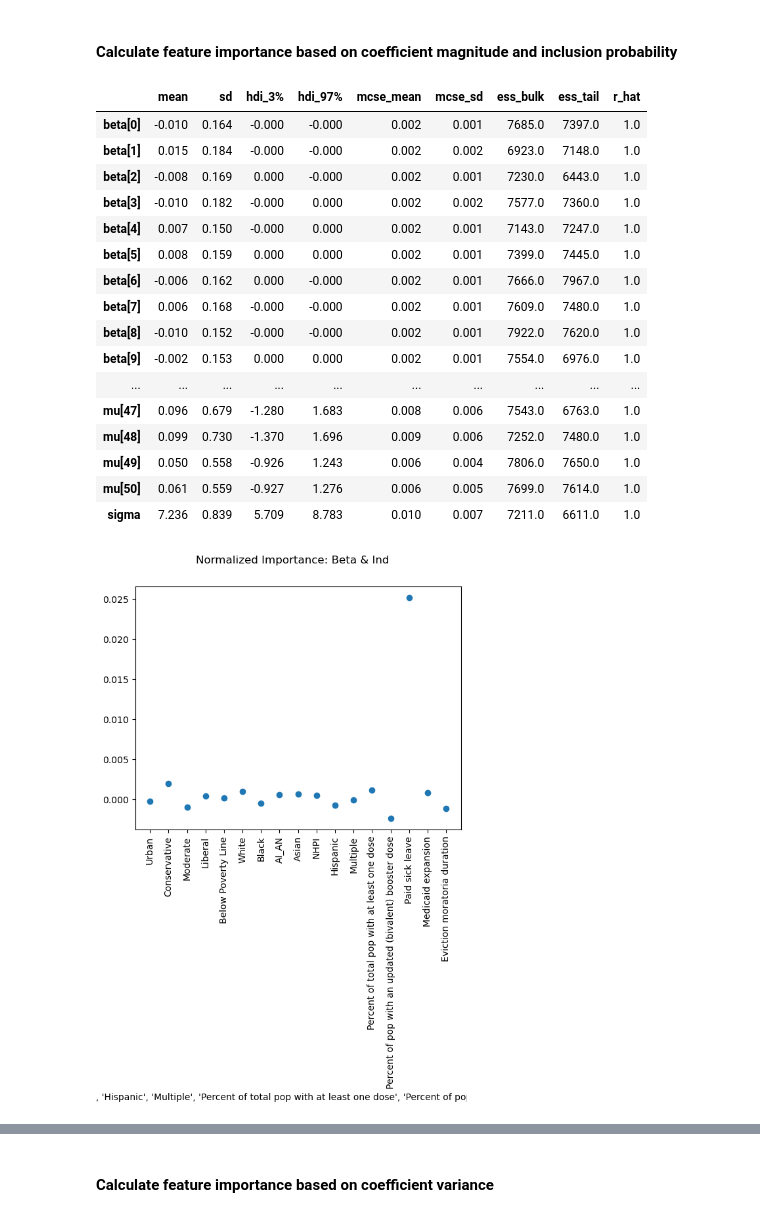
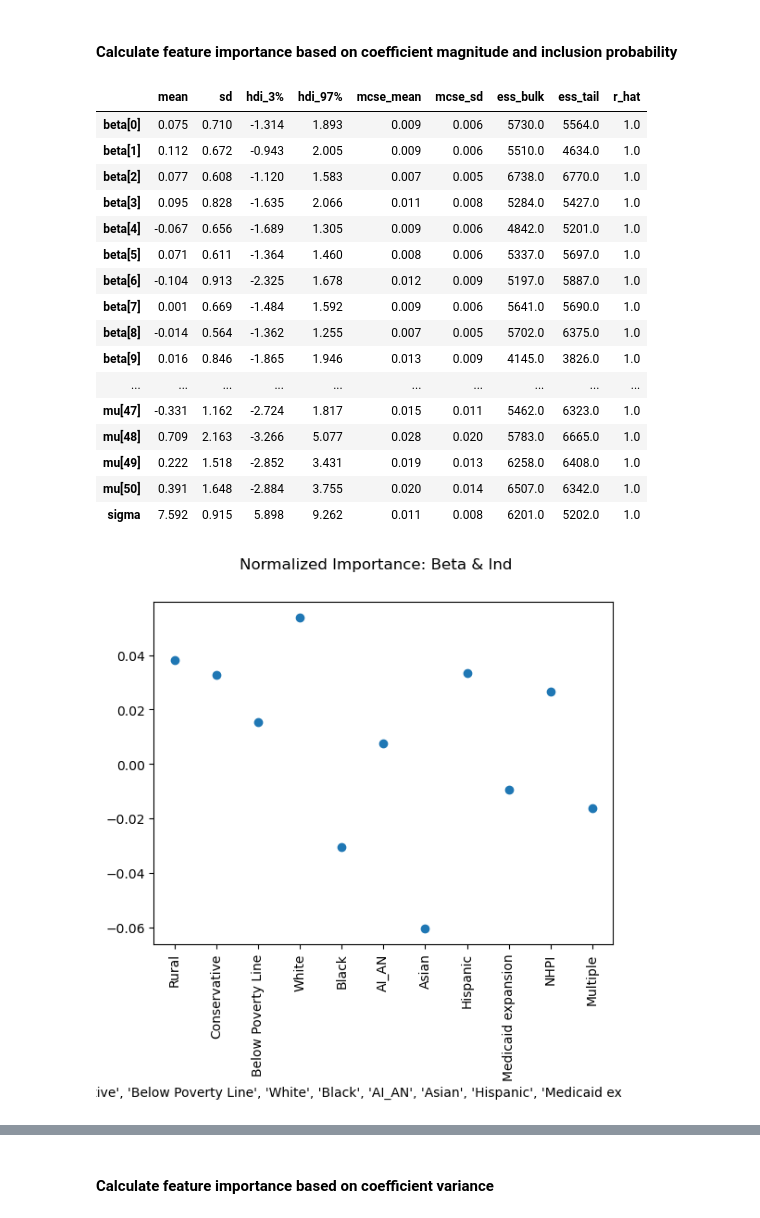
Before and after one commit to AshleyFishGeophys/HouseholdPulse_BVS, a Jupyter notebook: Household_Pulse_Data_2025.ipynb, the cells around one changed output, grey strips where cells are left out. Cells and saved outputs as stored; diff of their text form; code cells hidden in the pictures.

```diff
--- a/Household_Pulse_Data_2025.ipynb
+++ b/Household_Pulse_Data_2025.ipynb
@@ -1362,22 +1319,22 @@ def plot_importance(
 # %% [markdown]
 #### Calculate feature importance based on coefficient magnitude and inclusion probability
 # %%
-az.summary(inference_results, group="posterior")
+az.summary(inference_results_tpe, group="posterior")
 # %% [output]
 |  | mean | sd | hdi_3% | hdi_97% | mcse_mean | mcse_sd | ess_bulk | ess_tail | r_hat |
-| beta[0] | -0.010 | 0.164 | -0.000 | -0.000 | 0.002 | 0.001 | 7685.0 | 7397.0 | 1.0 |
-| beta[1] | 0.015 | 0.184 | -0.000 | -0.000 | 0.002 | 0.002 | 6923.0 | 7148.0 | 1.0 |
-| beta[2] | -0.008 | 0.169 | 0.000 | -0.000 | 0.002 | 0.001 | 7230.0 | 6443.0 | 1.0 |
-| beta[3] | -0.010 | 0.182 | -0.000 | 0.000 | 0.002 | 0.002 | 7577.0 | 7360.0 | 1.0 |
-| beta[4] | 0.007 | 0.150 | -0.000 | 0.000 | 0.002 | 0.001 | 7143.0 | 7247.0 | 1.0 |
-| beta[5] | 0.008 | 0.159 | 0.000 | 0.000 | 0.002 | 0.001 | 7399.0 | 7445.0 | 1.0 |
-| beta[6] | -0.006 | 0.162 | 0.000 | -0.000 | 0.002 | 0.001 | 7666.0 | 7967.0 | 1.0 |
-| beta[7] | 0.006 | 0.168 | -0.000 | -0.000 | 0.002 | 0.001 | 7609.0 | 7480.0 | 1.0 |
-| beta[8] | -0.010 | 0.152 | -0.000 | -0.000 | 0.002 | 0.001 | 7922.0 | 7620.0 | 1.0 |
-| beta[9] | -0.002 | 0.153 | 0.000 | 0.000 | 0.002 | 0.001 | 7554.0 | 6976.0 | 1.0 |
+| beta[0] | 0.075 | 0.710 | -1.314 | 1.893 | 0.009 | 0.006 | 5730.0 | 5564.0 | 1.0 |
+| beta[1] | 0.112 | 0.672 | -0.943 | 2.005 | 0.009 | 0.006 | 5510.0 | 4634.0 | 1.0 |
+| beta[2] | 0.077 | 0.608 | -1.120 | 1.583 | 0.007 | 0.005 | 6738.0 | 6770.0 | 1.0 |
+| beta[3] | 0.095 | 0.828 | -1.635 | 2.066 | 0.011 | 0.008 | 5284.0 | 5427.0 | 1.0 |
+| beta[4] | -0.067 | 0.656 | -1.689 | 1.305 | 0.009 | 0.006 | 4842.0 | 5201.0 | 1.0 |
+| beta[5] | 0.071 | 0.611 | -1.364 | 1.460 | 0.008 | 0.006 | 5337.0 | 5697.0 | 1.0 |
+| beta[6] | -0.104 | 0.913 | -2.325 | 1.678 | 0.012 | 0.009 | 5197.0 | 5887.0 | 1.0 |
+| beta[7] | 0.001 | 0.669 | -1.484 | 1.592 | 0.009 | 0.006 | 5641.0 | 5690.0 | 1.0 |
+| beta[8] | -0.014 | 0.564 | -1.362 | 1.255 | 0.007 | 0.005 | 5702.0 | 6375.0 | 1.0 |
+| beta[9] | 0.016 | 0.846 | -1.865 | 1.946 | 0.013 | 0.009 | 4145.0 | 3826.0 | 1.0 |
 | ... | ... | ... | ... | ... | ... | ... | ... | ... | ... |
-| mu[47] | 0.096 | 0.679 | -1.280 | 1.683 | 0.008 | 0.006 | 7543.0 | 6763.0 | 1.0 |
-| mu[48] | 0.099 | 0.730 | -1.370 | 1.696 | 0.009 | 0.006 | 7252.0 | 7480.0 | 1.0 |
-| mu[49] | 0.050 | 0.558 | -0.926 | 1.243 | 0.006 | 0.004 | 7806.0 | 7650.0 | 1.0 |
-| mu[50] | 0.061 | 0.559 | -0.927 | 1.276 | 0.006 | 0.005 | 7699.0 | 7614.0 | 1.0 |
-| sigma | 7.236 | 0.839 | 5.709 | 8.783 | 0.010 | 0.007 | 7211.0 | 6611.0 | 1.0 |
+| mu[47] | -0.331 | 1.162 | -2.724 | 1.817 | 0.015 | 0.011 | 5462.0 | 6323.0 | 1.0 |
+| mu[48] | 0.709 | 2.163 | -3.266 | 5.077 | 0.028 | 0.020 | 5783.0 | 6665.0 | 1.0 |
+| mu[49] | 0.222 | 1.518 | -2.852 | 3.431 | 0.019 | 0.013 | 6258.0 | 6408.0 | 1.0 |
+| mu[50] | 0.391 | 1.648 | -2.884 | 3.755 | 0.020 | 0.014 | 6507.0 | 6342.0 | 1.0 |
+| sigma | 7.592 | 0.915 | 5.898 | 9.262 | 0.011 | 0.008 | 6201.0 | 5202.0 | 1.0 |
@@ -1412,17 +1373,17 @@ beta_test = beta_raw
 # %%
 # importance_1 = np.multiply(ind_means.values.flatten(), np.abs(beta_means.values).flatten())
 # importance_1 = np.multiply(ind_means.values.flatten(), np.abs(beta_raw.values).flatten())
-importance_1 = np.multiply(ind_means.values.flatten(), beta_raw.values.flatten())
+importance_1_tpe = np.multiply(ind_means_tpe.values.flatten(), beta_raw_tpe.values.flatten())
 
 # Normalize importance from 0-1. Is this necessary?
-normalized_importance_1 = (importance_1 - importance_1.min()) / (importance_1.max() - importance_1.min())
+normalized_importance_1_tpe = (importance_1_tpe - importance_1_tpe.min()) / (importance_1_tpe.max() - importance_1_tpe.min())
 
 # importance
 # %%
-x_labels = list(df_variables.columns)
+x_labels_tpe = list(df_variables_final.columns)
 
 # plot_importance(beta_raw, x_labels, importance_type="Beta Raw")
-plot_importance(importance_1, x_labels, importance_type="Normalized Importance: Beta & Ind")
+plot_importance(importance_1_tpe, x_labels_tpe, importance_type="Normalized Importance: Beta & Ind")
 # %% [output]
-[figure, old version]
+[figure, new version]
 # %%
```
Also changed, not shown: parts of 34 cells of this notebook, 1 other file.
